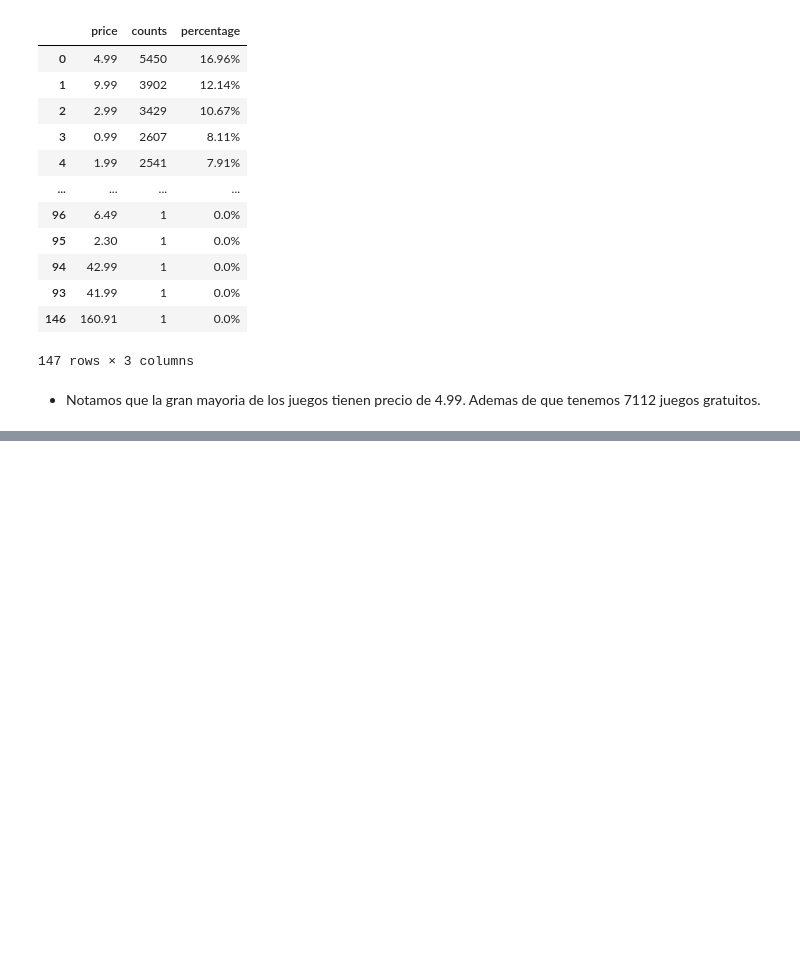
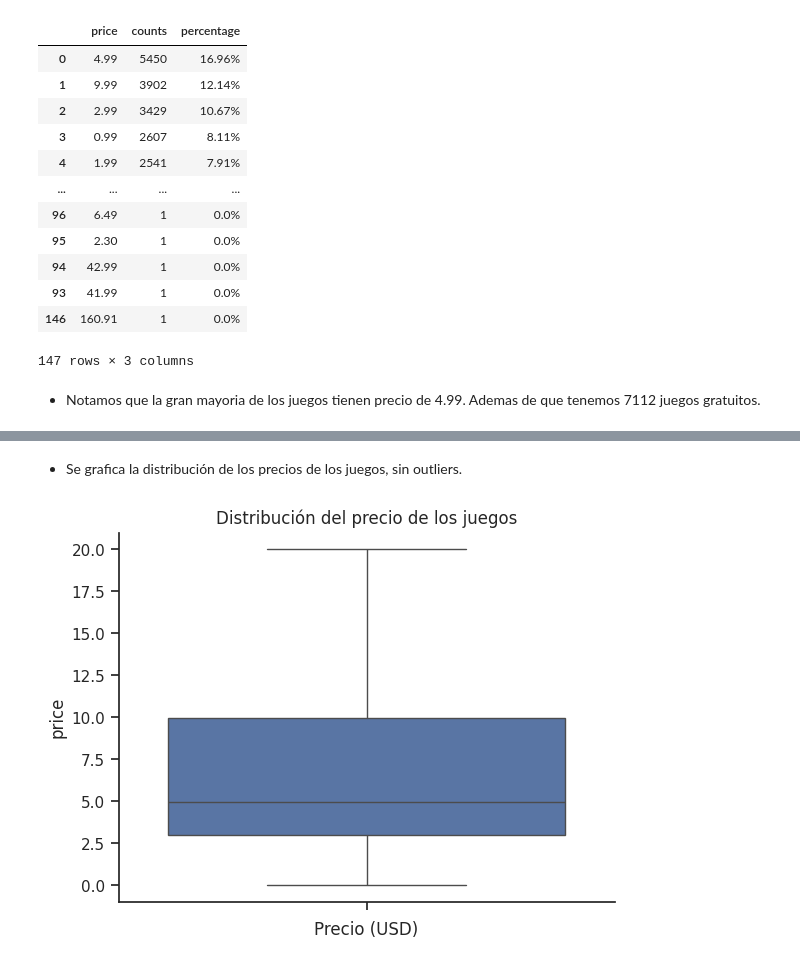
Before and after one commit to rrobles9112/Steam-MLOPS, a Jupyter notebook: Notebooks/EDA.ipynb, the cells around one changed output, grey strips where cells are left out. Cells and saved outputs as stored; diff of their text form; code cells hidden in the pictures; blank space fills up the shorter version.

```diff
--- a/Notebooks/EDA.ipynb
+++ b/Notebooks/EDA.ipynb
@@ -166,0 +169,10 @@ plt.show()
+# %%
+# eliminamos los outliers de la columna price usando el rango interquartil
+
+Q1 = df_steam_games["price"].quantile(0.25)
+Q3 = df_steam_games["price"].quantile(0.75)
+IQR = Q3 - Q1
+df_steam_games = df_steam_games[
+    ~((df_steam_games["price"] < (Q1 - 1.5 * IQR)) | (df_steam_games["price"] > (Q3 + 1.5 * IQR)))]
+
+df_steam_games.price.describe()
@@ -166,0 +189,9 @@ plt.show()
+# %% [markdown]
+- Se grafica la distribución de los precios de los juegos, sin outliers.
+# %%
+sns.boxplot(data=df_steam_games, y="price")
+plt.xlabel("Precio (USD)")
+plt.title("Distribución del precio de los juegos")
+plt.show()
+# %% [output]
+[figure, added]
```
Also changed, not shown: parts of 17 cells of this notebook, 6 other files.
